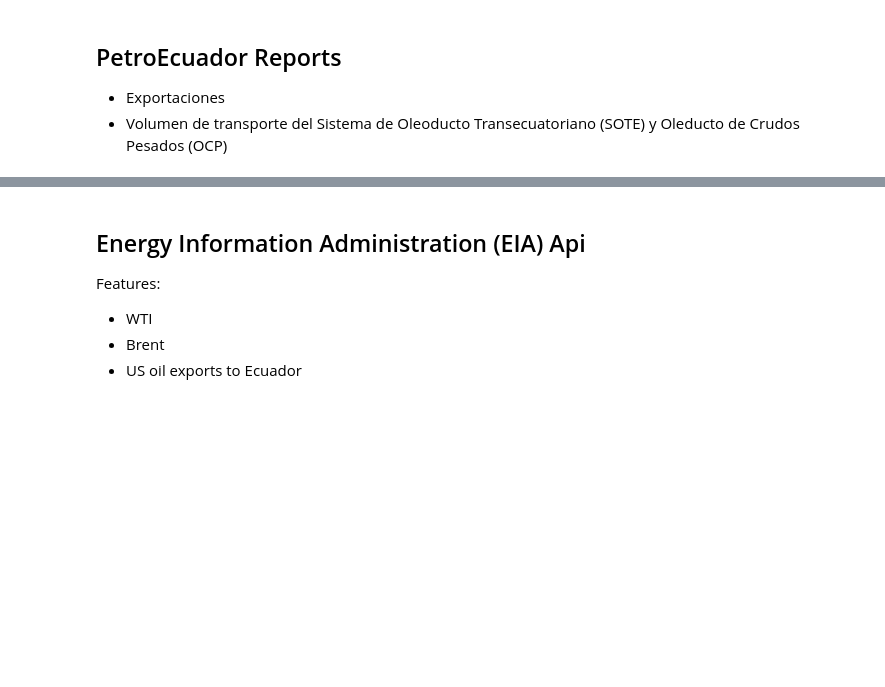
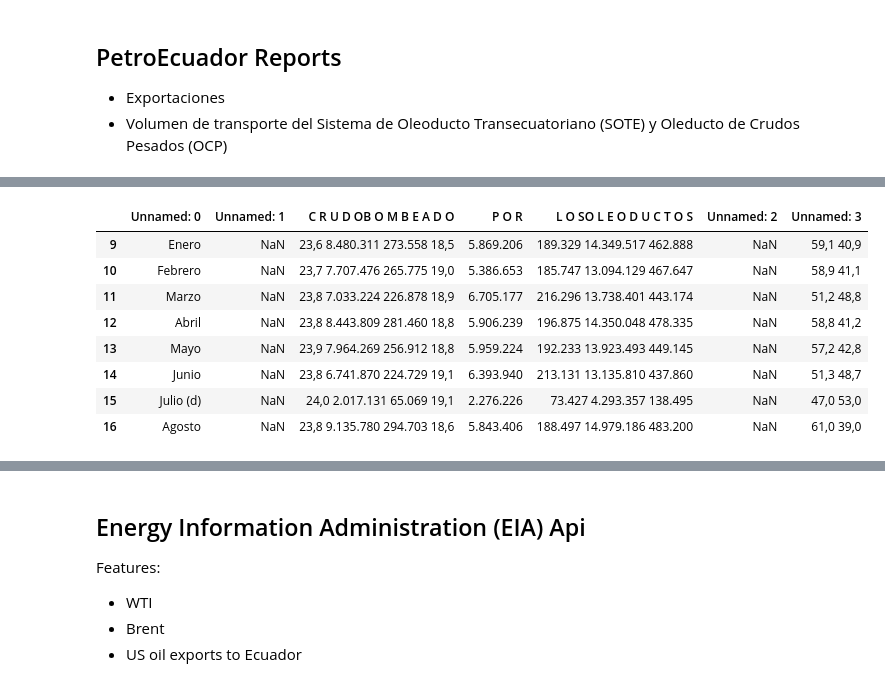
Before and after one commit to SalazarV4/oil-optimization, a Jupyter notebook: notebooks/data_collection.ipynb, the cells around one changed output, grey strips where cells are left out. Drawn from its saved outputs; the diff is of its cells as text; code cells hidden in the pictures; blank space fills up the shorter version.

```diff
--- a/notebooks/data_collection.ipynb
+++ b/notebooks/data_collection.ipynb
@@ -234,4 +234,5 @@ oct 06, 2025 8:53:05 PM org.apache.pdfbox.rendering.PDFRenderer suggestKCMS
 INFO:   or call System.setProperty("sun.java2d.cmm", "sun.java2d.cmm.kcms.KcmsServiceProvider")
 # %%
-df_channels = data[0]
-df_channels[df_channels.iloc[:,0].eq('TOTAL')].index
+df_transport = data[0]
+low_index = df_transport[df_transport.iloc[:,0].eq('Enero')].index.to_numpy().item()
+high_index = df_transport[df_transport.iloc[:,0].eq('TOTAL')].index.to_numpy().item()
@@ -272,0 +239,14 @@ data[0]
+# %%
+df_transport = df_transport.iloc[low_index:high_index,:]
+# %%
+df_transport
+# %% [output]
+|  | Unnamed: 0 | Unnamed: 1 | C R U D OB O M B E A D O | P O R | L O SO L E O D U C T O S | Unnamed: 2 | Unnamed: 3 |
+| 9 | Enero | NaN | 23,6 8.480.311 273.558 18,5 | 5.869.206 | 189.329 14.349.517 462.888 | NaN | 59,1 40,9 |
+| 10 | Febrero | NaN | 23,7 7.707.476 265.775 19,0 | 5.386.653 | 185.747 13.094.129 467.647 | NaN | 58,9 41,1 |
+| 11 | Marzo | NaN | 23,8 7.033.224 226.878 18,9 | 6.705.177 | 216.296 13.738.401 443.174 | NaN | 51,2 48,8 |
+| 12 | Abril | NaN | 23,8 8.443.809 281.460 18,8 | 5.906.239 | 196.875 14.350.048 478.335 | NaN | 58,8 41,2 |
+| 13 | Mayo | NaN | 23,9 7.964.269 256.912 18,8 | 5.959.224 | 192.233 13.923.493 449.145 | NaN | 57,2 42,8 |
+| 14 | Junio | NaN | 23,8 6.741.870 224.729 19,1 | 6.393.940 | 213.131 13.135.810 437.860 | NaN | 51,3 48,7 |
+| 15 | Julio (d) | NaN | 24,0 2.017.131 65.069 19,1 | 2.276.226 | 73.427 4.293.357 138.495 | NaN | 47,0 53,0 |
+| 16 | Agosto | NaN | 23,8 9.135.780 294.703 18,6 | 5.843.406 | 188.497 14.979.186 483.200 | NaN | 61,0 39,0 |
```
Also changed, not shown: parts of 13 cells of this notebook, 12 other files.
